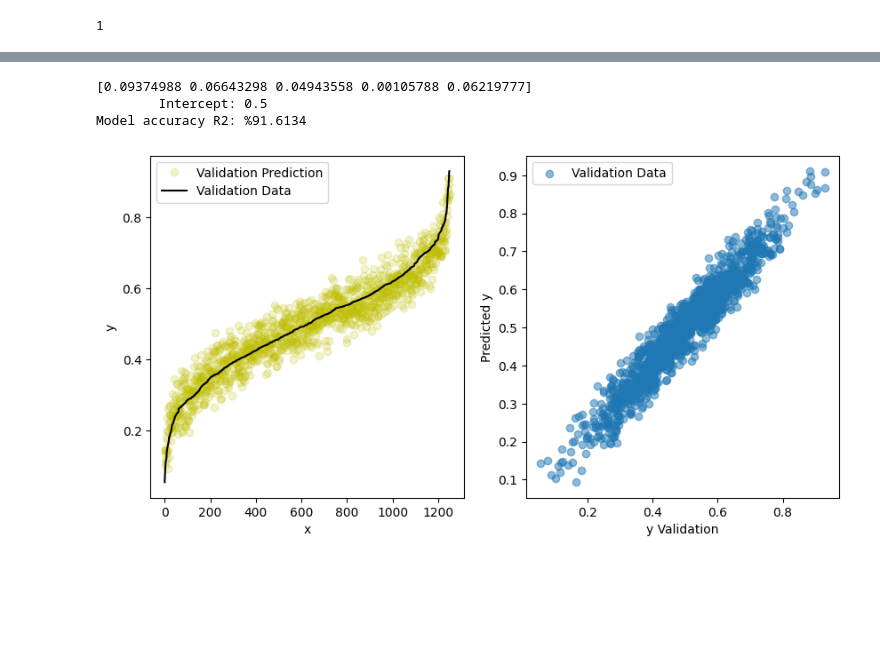
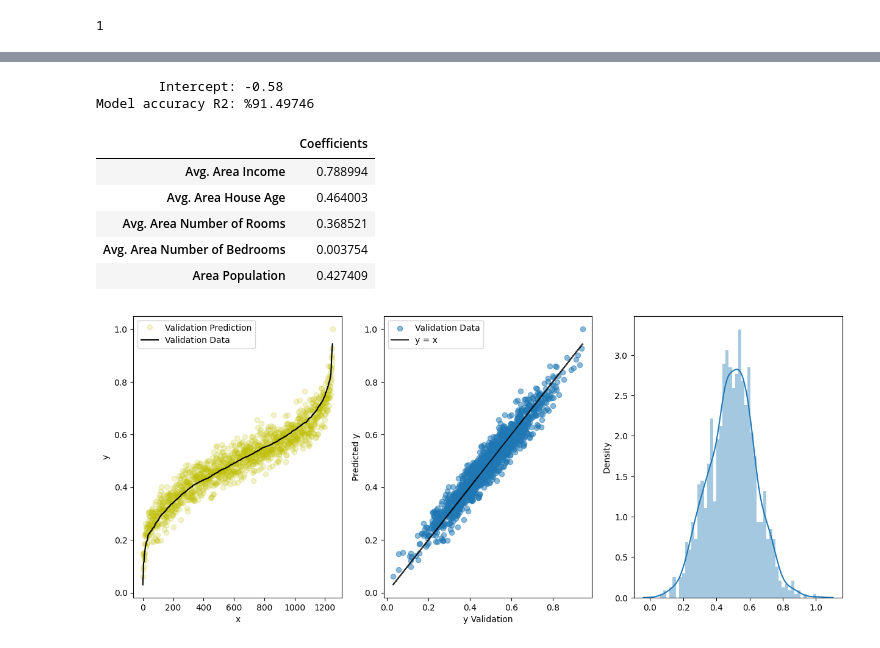
Before and after one commit to adunoluwa1/House-Price-Prediction-using-Regression, a Jupyter notebook: House_Price_Prediction.ipynb, the cells around one changed output, grey strips where cells are left out. Saved outputs shown, nothing was run; the diff lists cells and outputs as text; code cells hidden in the pictures; blank space fills up the shorter version.

```diff
--- a/House_Price_Prediction.ipynb
+++ b/House_Price_Prediction.ipynb
@@ -163,6 +176,6 @@ plt.show()
 # %%
 # alphas = np.linspace(1e-20,50, 7000)
-alphas = np.logspace(-20,5, 10)
+alphas = np.logspace(-5,1, 10)
 val_error, crossval_error, R2_val, R2_train = [], [], [], []
 deg = best_deg
 print(deg)
@@ -259,37 +285,50 @@ Model accuracy R2: %91.6134
 # %%
 # Using regular linear regression
-lin_reg = Pipeline([('scaler', StandardScaler()),('poly',PolynomialFeatures()),('lreg',LinearRegression())])
+lin_reg = Pipeline([('poly',PolynomialFeatures()),('lreg',LinearRegression())])
+
+# Set parameters
 lin_reg.set_params(poly__degree = best_deg)
 lin_reg.set_params(poly__include_bias = False)
+
+# Fit model
 lin_reg.fit(x_train,y_train)
-print(lin_reg[2].coef_)
 r2 = lin_reg.score(x_train,y_train) * 100
-print(f'{"Intercept":>17}: {round(lin_reg[2].intercept_,2)}')
-print(f'{"Model accuracy R2":<17}: %{round(r2,4)}')
+
+# Results
+print(f'{"Intercept":>17}: {round(lin_reg[1].intercept_,2)}')
+print(f'{"Model accuracy R2":<17}: %{round(r2,5)}')
+
+results_2 = pd.DataFrame(columns=["Coefficients"], index=df.columns[:-1] ,data=model[1].coef_)
+results_2
 # %% [output]
-[0.09374988 0.06643298 0.04943558 0.00105788 0.06219777]
-        Intercept: 0.5
-Model accuracy R2: %91.6134
+        Intercept: -0.58
+Model accuracy R2: %91.49746
+|  | Coefficients |
+| Avg. Area Income | 0.788994 |
+| Avg. Area House Age | 0.464003 |
+| Avg. Area Number of Rooms | 0.368521 |
+| Avg. Area Number of Bedrooms | 0.003754 |
+| Area Population | 0.427409 |
 # %%
 idx = np.argsort(y_val.values)
 idx2 = np.argsort(y_train.values)
 yval = y_val.values[idx]
 ytrain = y_train.values[idx2]
 ypredval = y_pred_val[idx]
 ypredtrain = y_pred_train[idx2]
 
-fig, ax = plt.subplots(1,2,figsize=(10,5))
-# ax.plot(ytrain,'gx',alpha=0.2, label='Training Data')
-# ax.plot(ypredtrain,'k-', label='Train Prediction')
+fig, ax = plt.subplots(1,3,figsize=(15,6))
 ax[0].plot(ypredval,'yo', alpha=0.2, label='Validation Prediction')
 ax[0].plot(yval,'k-', label='Validation Data')
 ax[0].set_xlabel("x")
 ax[0].set_ylabel("y")
 ax[0].legend()
 ax[1].scatter(y_val,y_pred_val, alpha=0.5, label='Validation Data')
+ax[1].plot(y_val,y_val, 'k-', alpha=0.8, label='y = x')
 ax[1].set_xlabel("y Validation")
 ax[1].set_ylabel("Predicted y")
 ax[1].legend()
+sns.distplot((y_pred_val),bins=50)
 plt.show()
 # %% [output]
-[figure, old version]
+[figure, new version]
```
Also changed, not shown: parts of 17 cells of this notebook.
